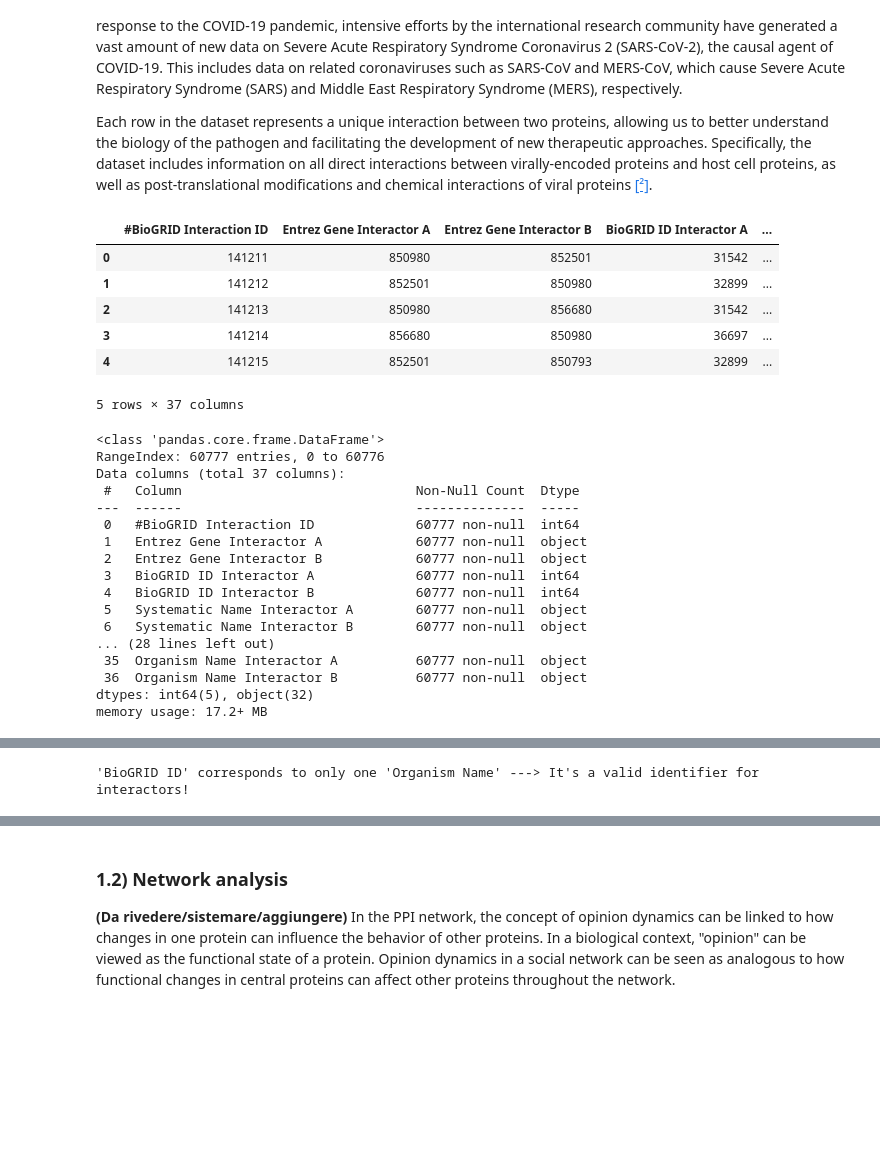
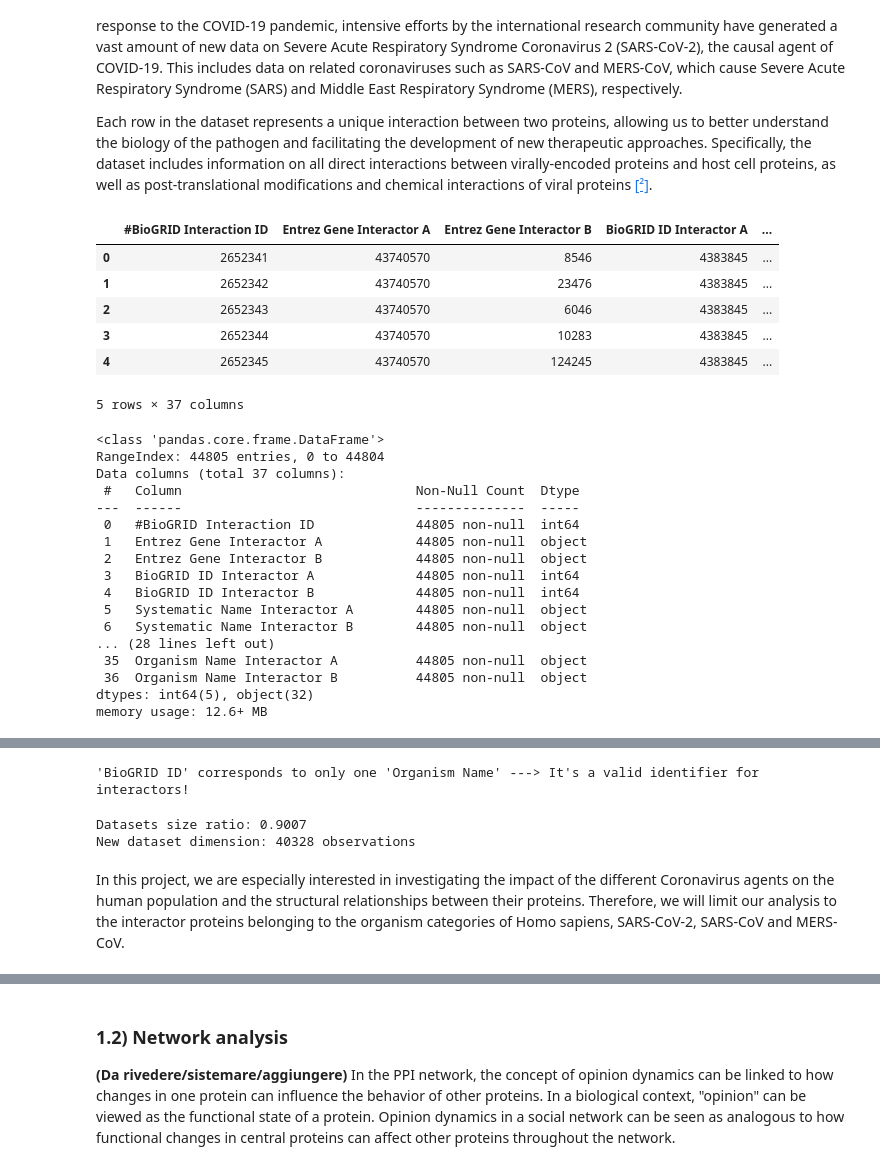
Before and after one commit to maryyyyna/Social-Networks-and-Online-Markets, a Jupyter notebook: SNOM_final_project.ipynb, the cells around one changed output, grey strips where cells are left out. Drawn from its saved outputs; the diff is of its cells as text; code cells hidden in the pictures; blank space fills up the shorter version.

```diff
--- a/SNOM_final_project.ipynb
+++ b/SNOM_final_project.ipynb
@@ -78,37 +78,38 @@ We downloaded human protein-protein interaction (PPI) data from **BioGRID 4.4.23
 Each row in the dataset represents a unique interaction between two proteins, allowing us to better understand the biology of the pathogen and facilitating the development of new therapeutic approaches. Specifically, the dataset includes information on all direct interactions between virally-encoded proteins and host cell proteins, as well as post-translational modifications and chemical interactions of viral proteins [[²]](https://thebiogrid.org/project/3/covid-19-coronavirus.html).
 # %%
 # Load PPI dataset
-covid_df = pd.read_csv('BIOGRID-CORONAVIRUS-4.4.236.tab3.txt', sep = '\t')
+#covid_df = pd.read_csv('BIOGRID-CORONAVIRUS-4.4.236.tab3.txt', sep = '\t')
+covid_df = pd.read_csv('BIOGRID-PROJECT-covid19_coronavirus_project-INTERACTIONS-4.4.237.tab3.txt', sep = '\t')
 covid_df.head()
 # %% [output]
 |  | #BioGRID Interaction ID | Entrez Gene Interactor A | Entrez Gene Interactor B | BioGRID ID Interactor A | ... |
-| 0 | 141211 | 850980 | 852501 | 31542 | ... |
-| 1 | 141212 | 852501 | 850980 | 32899 | ... |
-| 2 | 141213 | 850980 | 856680 | 31542 | ... |
-| 3 | 141214 | 856680 | 850980 | 36697 | ... |
-| 4 | 141215 | 852501 | 850793 | 32899 | ... |
+| 0 | 2652341 | 43740570 | 8546 | 4383845 | ... |
+| 1 | 2652342 | 43740570 | 23476 | 4383845 | ... |
+| 2 | 2652343 | 43740570 | 6046 | 4383845 | ... |
+| 3 | 2652344 | 43740570 | 10283 | 4383845 | ... |
+| 4 | 2652345 | 43740570 | 124245 | 4383845 | ... |
 5 rows × 37 columns
 # %%
 # Features overview
 covid_df.info()
 # %% [output]
 <class 'pandas.core.frame.DataFrame'>
-RangeIndex: 60777 entries, 0 to 60776
+RangeIndex: 44805 entries, 0 to 44804
 Data columns (total 37 columns):
  #   Column                              Non-Null Count  Dtype
 ---  ------                              --------------  -----
- 0   #BioGRID Interaction ID             60777 non-null  int64
- 1   Entrez Gene Interactor A            60777 non-null  object
- 2   Entrez Gene Interactor B            60777 non-null  object
- 3   BioGRID ID Interactor A             60777 non-null  int64
- 4   BioGRID ID Interactor B             60777 non-null  int64
- 5   Systematic Name Interactor A        60777 non-null  object
- 6   Systematic Name Interactor B        60777 non-null  object
+ 0   #BioGRID Interaction ID             44805 non-null  int64
+ 1   Entrez Gene Interactor A            44805 non-null  object
+ 2   Entrez Gene Interactor B            44805 non-null  object
+ 3   BioGRID ID Interactor A             44805 non-null  int64
+ 4   BioGRID ID Interactor B             44805 non-null  int64
+ 5   Systematic Name Interactor A        44805 non-null  object
+ 6   Systematic Name Interactor B        44805 non-null  object
 ... (28 lines left out)
- 35  Organism Name Interactor A          60777 non-null  object
- 36  Organism Name Interactor B          60777 non-null  object
+ 35  Organism Name Interactor A          44805 non-null  object
+ 36  Organism Name Interactor B          44805 non-null  object
 dtypes: int64(5), object(32)
-memory usage: 17.2+ MB
+memory usage: 12.6+ MB
 # %%
 # Missing values
 covid_df.isna().sum()
@@ -212,4 +213,15 @@ else:
     print("[ERROR]: 'BioGRID ID' corresponds to more than one 'Organism Name'!")
 # %% [output]
 'BioGRID ID' corresponds to only one 'Organism Name' ---> It's a valid identifier for interactors!
+# %%
+# Keeping only the interactions with High Throughput
+filtered_df = covid_df[covid_df['Throughput'] == 'High Throughput']
+
+print('Datasets size ratio:', round(filtered_df.shape[0] / covid_df.shape[0], 4))
+print('New dataset dimension:', filtered_df.shape[0], 'observations')
+# %% [output]
+Datasets size ratio: 0.9007
+New dataset dimension: 40328 observations
+# %% [markdown]
+In this project, we are especially interested in investigating the impact of the different Coronavirus agents on the human population and the structural relationships between their proteins. Therefore, we will limit our analysis to the interactor proteins belonging to the organism categories of Homo sapiens, SARS-CoV-2, SARS-CoV and MERS-CoV.
 # %%
```
Also changed, not shown: parts of 18 cells of this notebook, 1 other file.
